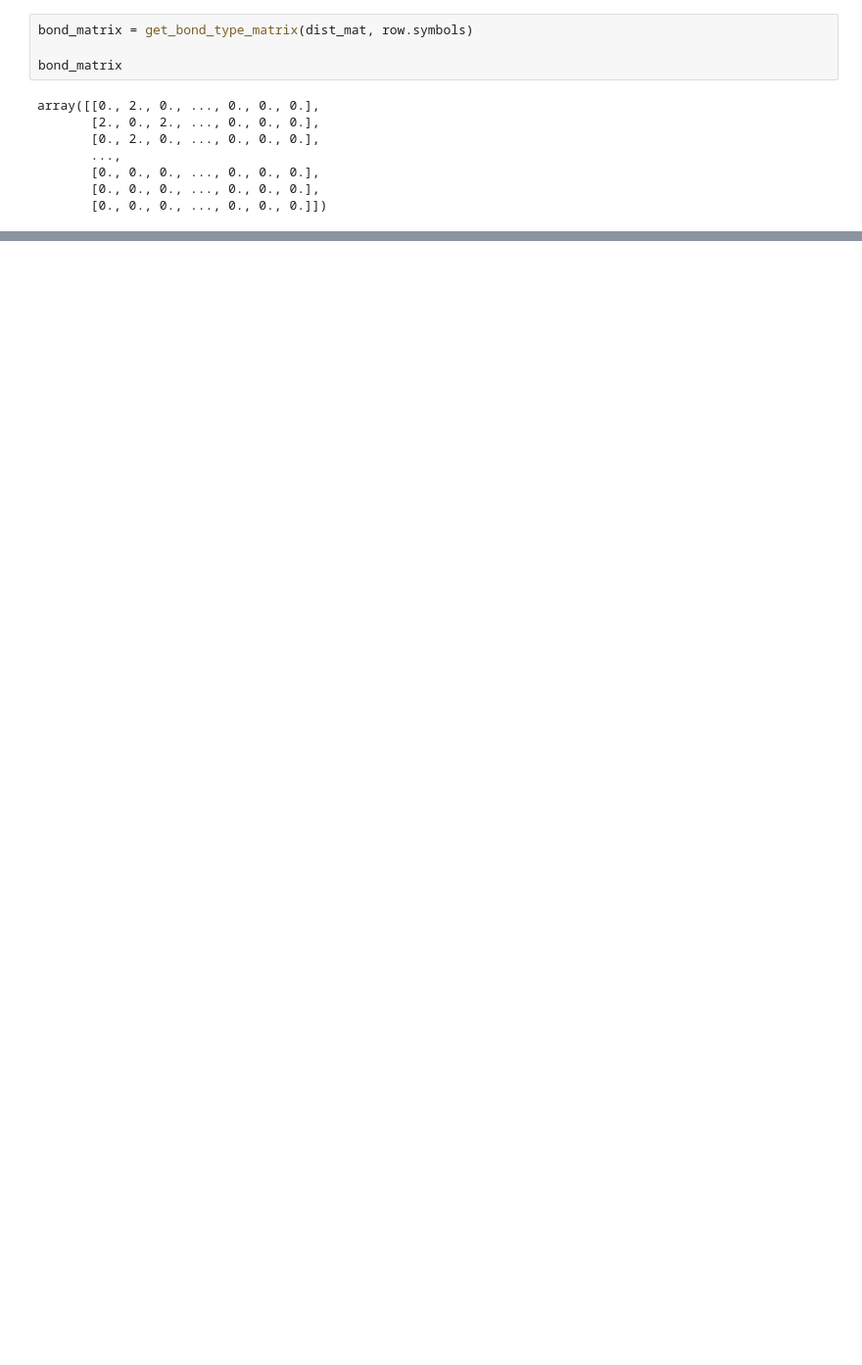
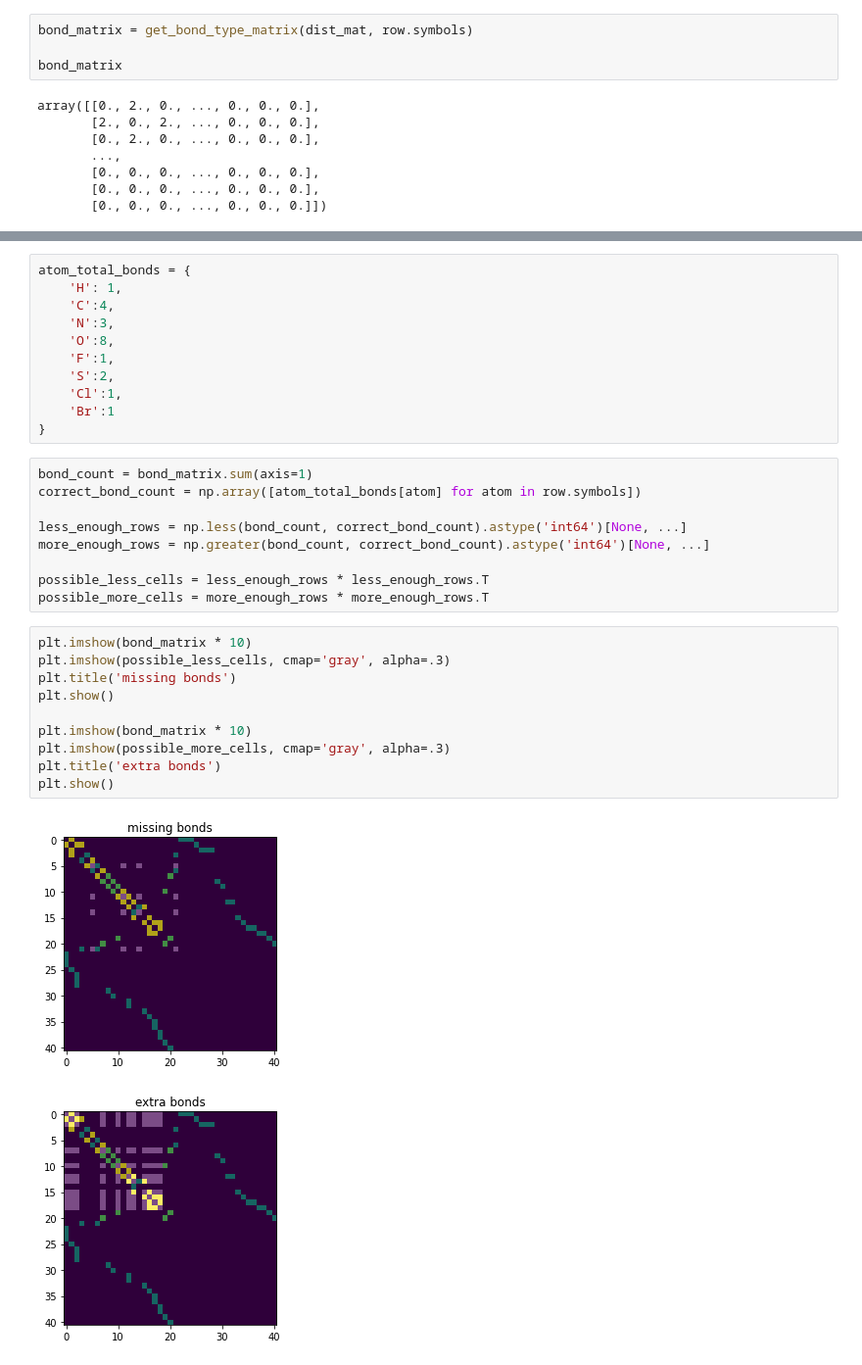
Before and after one commit to nomomon/NN-course-project, a Jupyter notebook: 2. Data preprocessing.ipynb, the cells around one changed output, grey strips where cells are left out. Shown at 98% size. Cells and saved outputs as stored; diff of their text form; blank space fills up the shorter version.

```diff
--- a/2. Data preprocessing.ipynb
+++ b/2. Data preprocessing.ipynb
@@ -102,0 +58,33 @@ display_molecule(row, plt)
+# %%
+atom_total_bonds = {
+    'H': 1,
+    'C':4,
+    'N':3,
+    'O':8,
+    'F':1,
+    'S':2,
+    'Cl':1,
+    'Br':1
+}
+# %%
+bond_count = bond_matrix.sum(axis=1)
+correct_bond_count = np.array([atom_total_bonds[atom] for atom in row.symbols])
+
+less_enough_rows = np.less(bond_count, correct_bond_count).astype('int64')[None, ...]
+more_enough_rows = np.greater(bond_count, correct_bond_count).astype('int64')[None, ...]
+
+possible_less_cells = less_enough_rows * less_enough_rows.T
+possible_more_cells = more_enough_rows * more_enough_rows.T
+# %%
+plt.imshow(bond_matrix * 10)
+plt.imshow(possible_less_cells, cmap='gray', alpha=.3)
+plt.title('missing bonds')
+plt.show()
+
+plt.imshow(bond_matrix * 10)
+plt.imshow(possible_more_cells, cmap='gray', alpha=.3)
+plt.title('extra bonds')
+plt.show()
+# %% [output]
+[figure, added]
+[figure, added]
```
Also changed, not shown: parts of 7 cells of this notebook, 3 other files.
